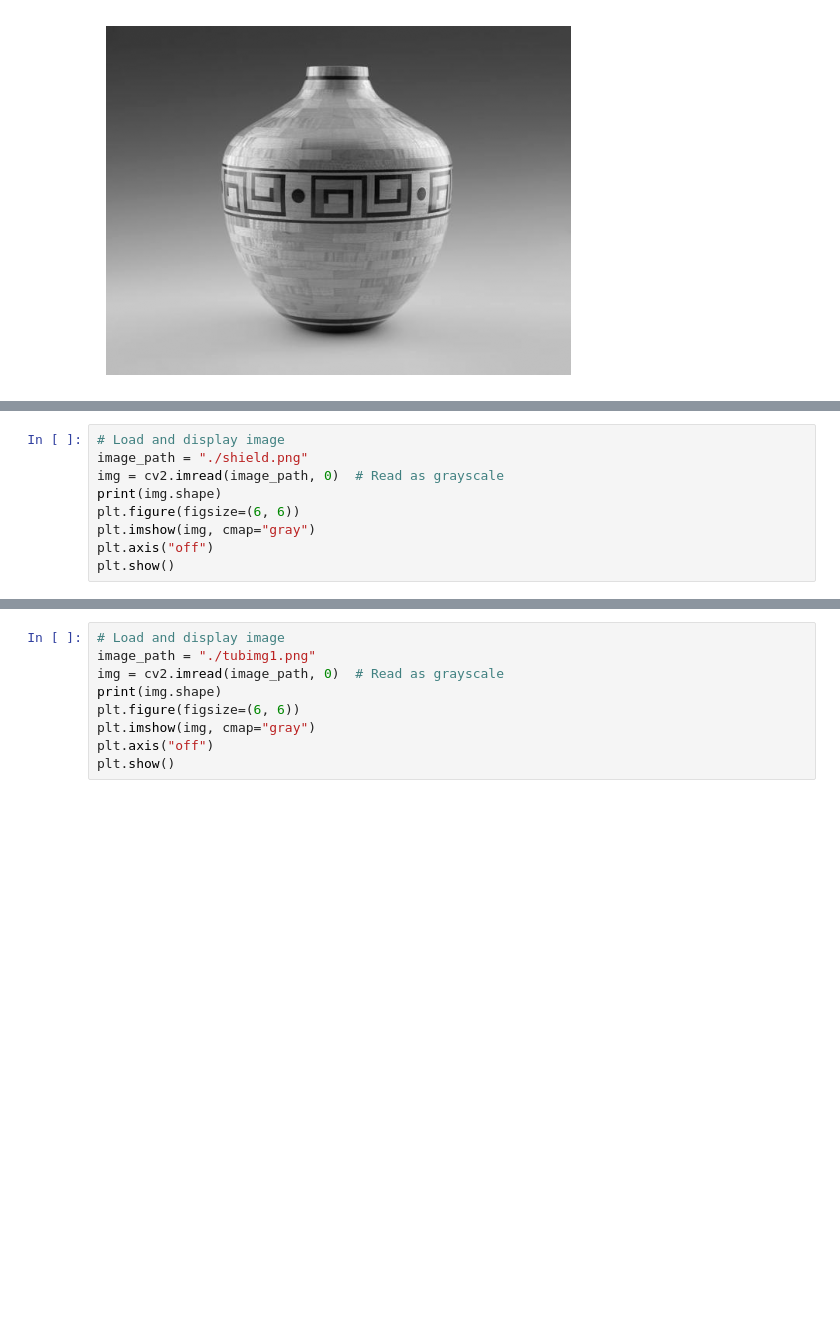
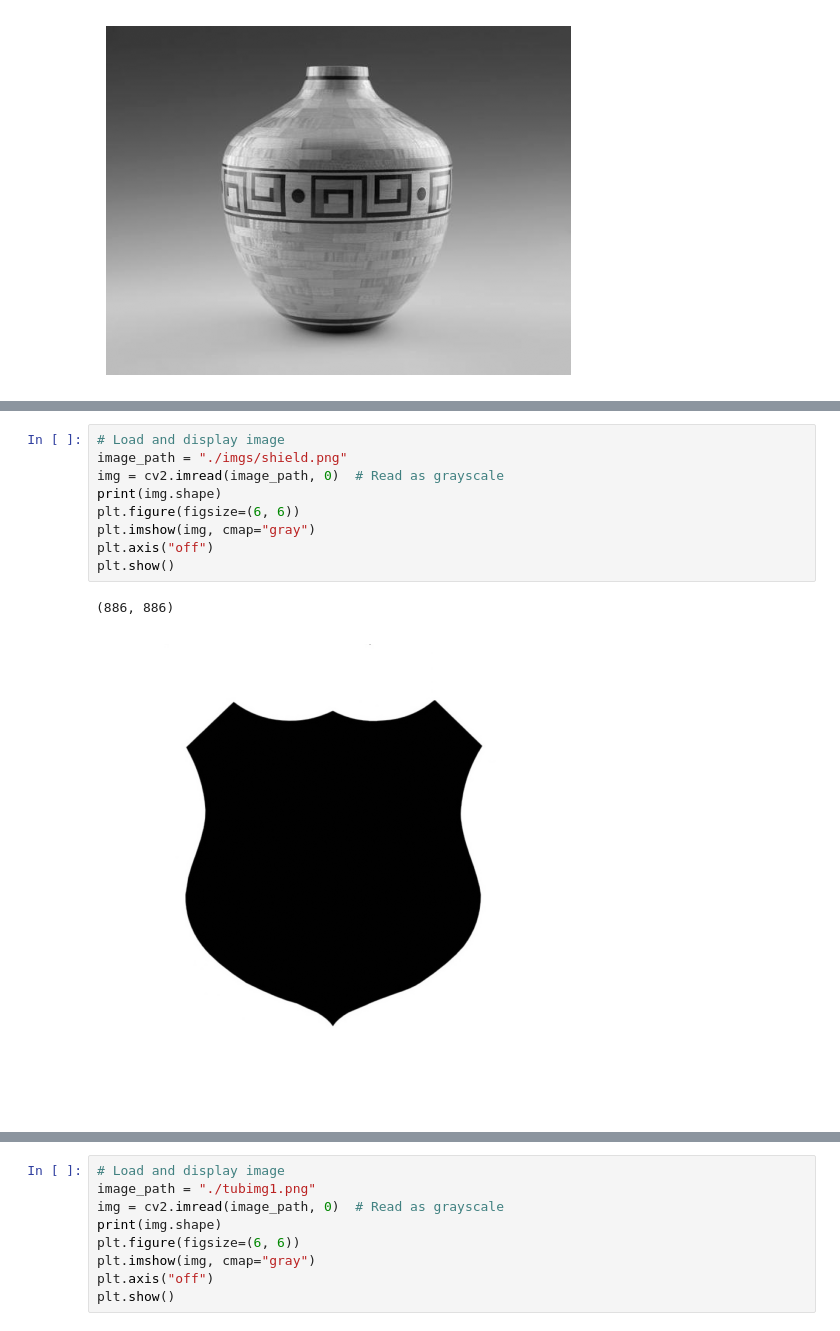
Before and after one commit to shh4und/snakes, a Jupyter notebook: 2D/snake.ipynb, the cells around one changed output, grey strips where cells are left out. Cells and saved outputs as stored; diff of their text form; blank space fills up the shorter version.

```diff
--- a/2D/snake.ipynb
+++ b/2D/snake.ipynb
@@ -87,12 +87,15 @@ ValueError: There are 2 point arrays, but values has 1 dimensions
 # %%
 # Load and display image
-image_path = "./shield.png"
+image_path = "./imgs/shield.png"
 img = cv2.imread(image_path, 0)  # Read as grayscale
 print(img.shape)
 plt.figure(figsize=(6, 6))
 plt.imshow(img, cmap="gray")
 plt.axis("off")
 plt.show()
+# %% [output]
+(886, 886)
+[figure, added]
 # %%
 initial_points1 = [
     [150, 110],
```
Also changed, not shown: parts of 7 cells of this notebook, 1 other file.
